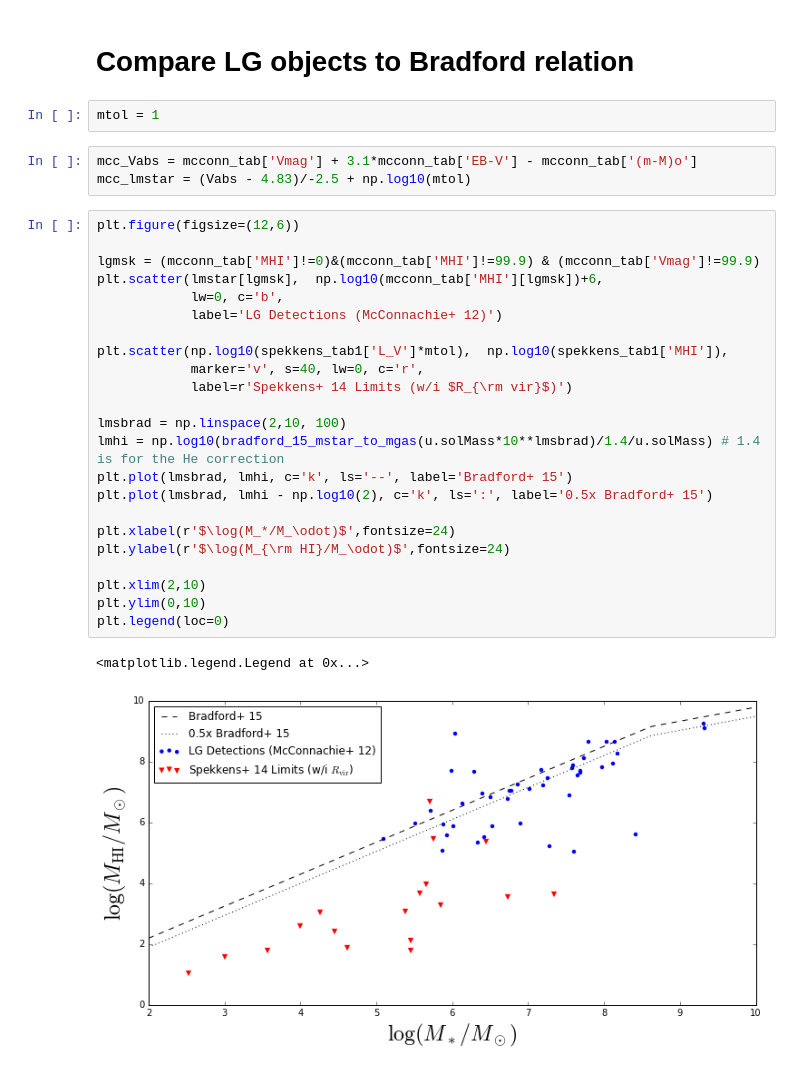
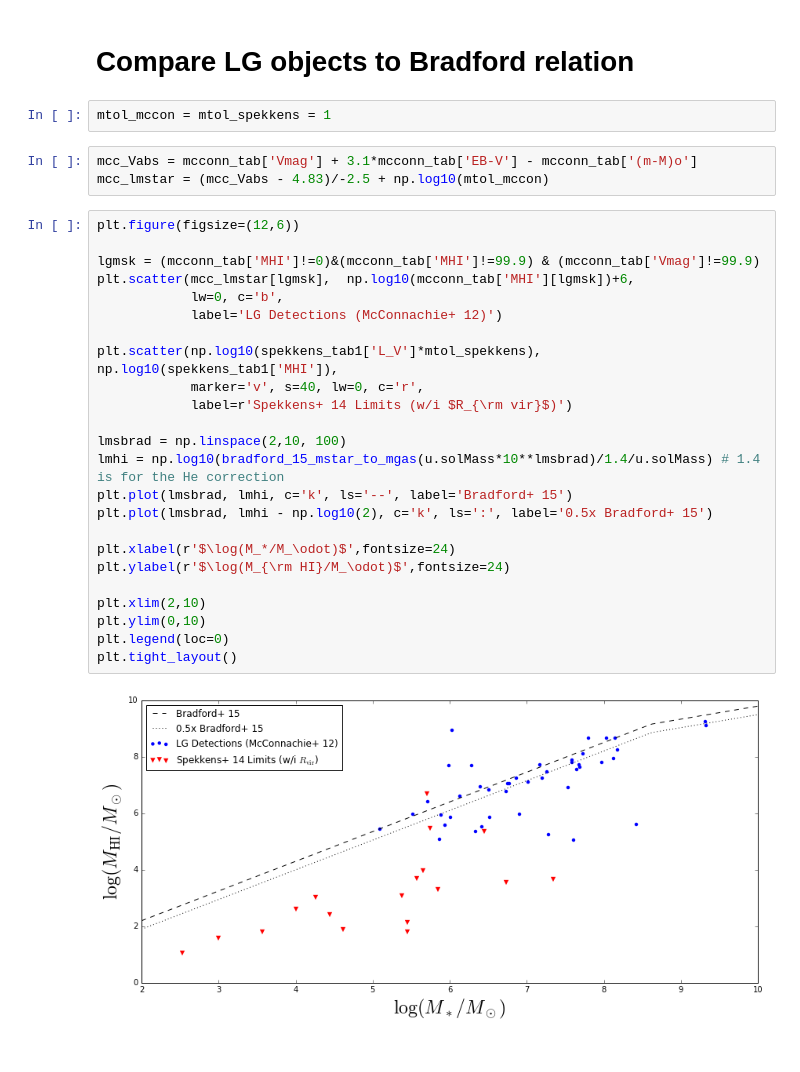
Before and after one commit to eteq/galvis, a Jupyter notebook: MHI-relations.ipynb, the cells around one changed output. Saved outputs shown, nothing was run; the diff lists cells and outputs as text.

```diff
--- a/MHI-relations.ipynb
+++ b/MHI-relations.ipynb
@@ -199,34 +161,34 @@ spekkens_tab1.show_in_notebook(display_length=10)
 | Andromeda XVIII | 1213 | -325 | 500000.0 | 0.92 | ... ^c | 9.7 | LAB | 183.0 | 4800000.0 | 9.5 | 0.27 |
 # %% [markdown]
 # Compare LG objects to Bradford relation
-# %%
-mtol = 1
+# %%
+mtol_mccon = mtol_spekkens = 1
 # %%
 mcc_Vabs = mcconn_tab['Vmag'] + 3.1*mcconn_tab['EB-V'] - mcconn_tab['(m-M)o']
-mcc_lmstar = (Vabs - 4.83)/-2.5 + np.log10(mtol)
+mcc_lmstar = (mcc_Vabs - 4.83)/-2.5 + np.log10(mtol_mccon)
 # %%
 plt.figure(figsize=(12,6))
 
 lgmsk = (mcconn_tab['MHI']!=0)&(mcconn_tab['MHI']!=99.9) & (mcconn_tab['Vmag']!=99.9)
-plt.scatter(lmstar[lgmsk],  np.log10(mcconn_tab['MHI'][lgmsk])+6,
+plt.scatter(mcc_lmstar[lgmsk],  np.log10(mcconn_tab['MHI'][lgmsk])+6,
             lw=0, c='b',
             label='LG Detections (McConnachie+ 12)')
 
-plt.scatter(np.log10(spekkens_tab1['L_V']*mtol),  np.log10(spekkens_tab1['MHI']),
+plt.scatter(np.log10(spekkens_tab1['L_V']*mtol_spekkens),  np.log10(spekkens_tab1['MHI']),
             marker='v', s=40, lw=0, c='r',
             label=r'Spekkens+ 14 Limits (w/i $R_{\rm vir}$)')
 
 lmsbrad = np.linspace(2,10, 100)
 lmhi = np.log10(bradford_15_mstar_to_mgas(u.solMass*10**lmsbrad)/1.4/u.solMass) # 1.4 is for the He correction
 plt.plot(lmsbrad, lmhi, c='k', ls='--', label='Bradford+ 15')
 plt.plot(lmsbrad, lmhi - np.log10(2), c='k', ls=':', label='0.5x Bradford+ 15')
 
 plt.xlabel(r'$\log(M_*/M_\odot)$',fontsize=24)
 plt.ylabel(r'$\log(M_{\rm HI}/M_\odot)$',fontsize=24)
 
 plt.xlim(2,10)
 plt.ylim(0,10)
 plt.legend(loc=0)
+plt.tight_layout()
 # %% [output]
-<matplotlib.legend.Legend at 0x...>
-[figure, old version]
+[figure, new version]
```
Also changed, not shown: parts of 11 cells of this notebook.
